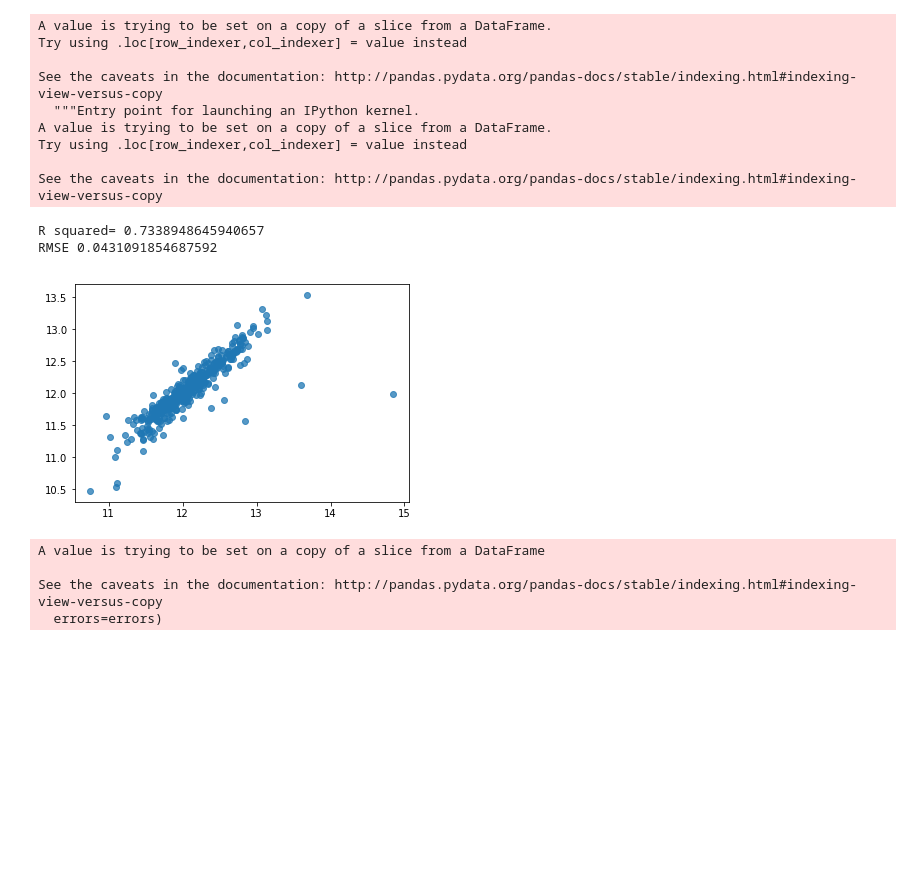
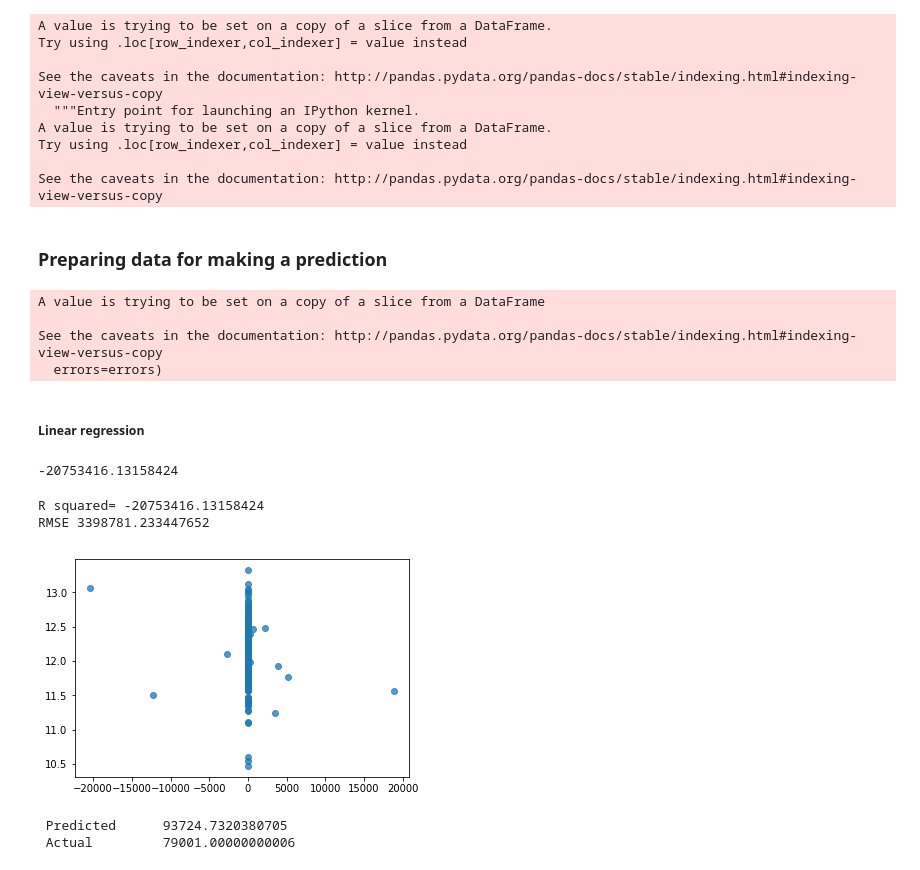
Before and after one commit to dusicastepic/FDSProject, a Jupyter notebook: Semi-final version.ipynb, the cells around one changed output. Cells and saved outputs as stored; diff of their text form; code cells hidden in the pictures; blank space fills up the shorter version.

```diff
--- a/Semi-final version.ipynb
+++ b/Semi-final version.ipynb
@@ -420,3 +391,0 @@ cols=['BsmtQual','BsmtCond','FireplaceQu','GarageQual','GarageCond','PoolQC']
-# %%
-for col in cols:
-    houses_data[col].replace(['0', 0], ['None','None'], inplace=True)
@@ -522,34 +498,49 @@ A value is trying to be set on a copy of a slice from a DataFrame.
 Try using .loc[row_indexer,col_indexer] = value instead
 
 See the caveats in the documentation: http://pandas.pydata.org/pandas-docs/stable/indexing.html#indexing-view-versus-copy
+# %% [markdown]
+### Preparing data for making a prediction
+# %%
+rmse_df=pd.DataFrame(columns=['Alg','RMSE'])
 # %%
 y=train_data.SalePrice
 x=train_data.drop(['SalePrice','Id'],axis=1)
 
-x_train, x_test, y_train, y_test=train_test_split(x,y,random_state=13,test_size=.33)
-
-lr=linear_model.LinearRegression()
-model=lr.fit(x_train,y_train)
+x_train, x_test, y_train, y_test=train_test_split(x,y,random_state=13,test_size=.2)
+test_data.drop('SalePrice',axis=1,inplace=True)
+# %% [output]
+A value is trying to be set on a copy of a slice from a DataFrame
+
+See the caveats in the documentation: http://pandas.pydata.org/pandas-docs/stable/indexing.html#indexing-view-versus-copy
+  errors=errors)
+# %% [markdown]
+##### Linear regression
+# %%
+lr=linear_model.LinearRegression()
+lr_model=lr.fit(x_train,y_train)
+lr_predictions=lr_model.predict(x_test)
+print(lr_model.score(x_test,y_test))
+# %% [output]
+-20753416.13158424
 # %%
-print('R squared=',model.score(x_test,y_test))
+print('R squared=',lr_model.score(x_test,y_test))
 
-predictions=model.predict(x_test)
-print('RMSE',mean_squared_error(y_test,predictions))
+rmse_lr=mean_squared_error(y_test,lr_predictions)
+print('RMSE',rmse_lr)
 
+rmse_df=rmse_df.append({'Alg':'Linear regression','RMSE':rmse_lr}, ignore_index=True)
 
-actual_vals=y_test
-plt.scatter(predictions, actual_vals,alpha=.75)
+lr_actual_vals=y_test
+plt.scatter(lr_predictions, lr_actual_vals,alpha=.75)
 plt.xlabel='Predicted Sale Price'
 
 plt.ylabel='Actual Sale Price'
 # %% [output]
-R squared= 0.7338948645940657
-RMSE 0.0431091854687592
+R squared= -20753416.13158424
+RMSE 3398781.233447652
-[figure, old version]
+[figure, new version]
-# %%
-test_data.drop('SalePrice',axis=1,inplace=True)
-# %% [output]
-A value is trying to be set on a copy of a slice from a DataFrame
-
-See the caveats in the documentation: http://pandas.pydata.org/pandas-docs/stable/indexing.html#indexing-view-versus-copy
-  errors=errors)
+# %%
+print(' Predicted \t'+str(np.exp(lr_predictions[10]))+'\n Actual \t'+str(np.exp(y_test.reset_index().SalePrice[10])))
+# %% [output]
+ Predicted      93724.7320380705
+ Actual         79001.00000000006
```
Also changed, not shown: parts of 61 cells of this notebook.
